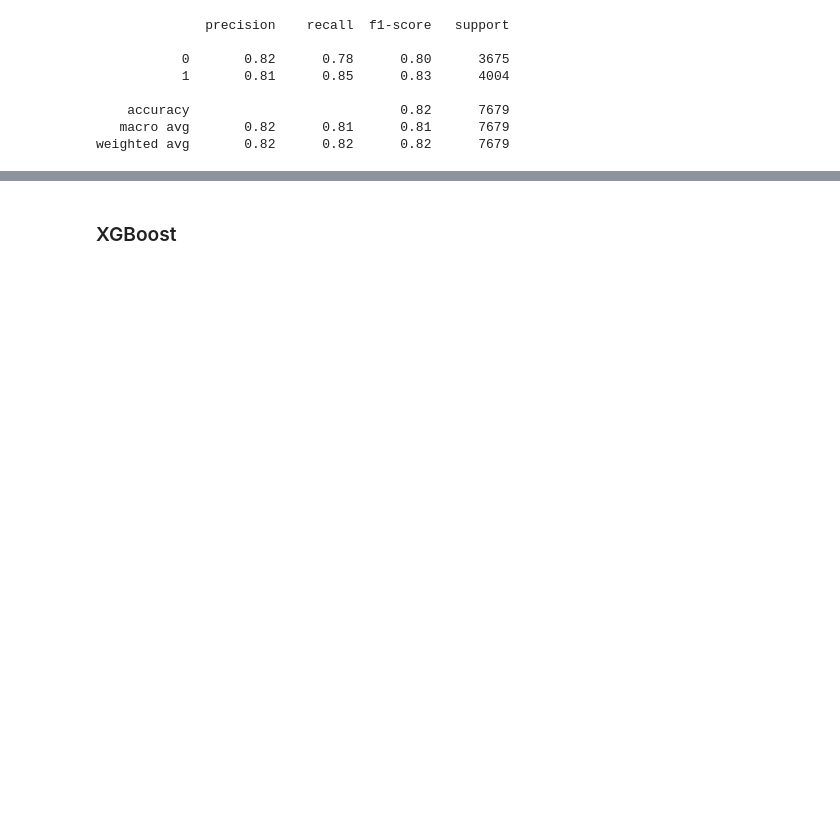
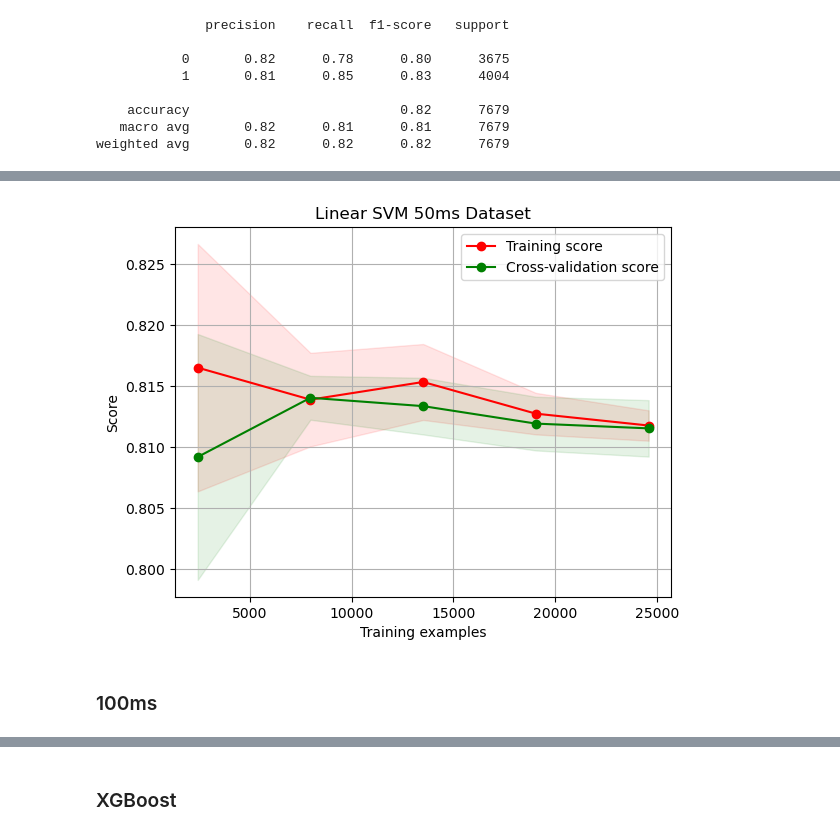
Before and after one commit to nandopants/DL-Snoring-Analysis, a Jupyter notebook: ML_Models/Machine Learning Model.ipynb, the cells around one changed output, grey strips where cells are left out. Drawn from its saved outputs; the diff is of its cells as text; code cells hidden in the pictures; blank space fills up the shorter version.

```diff
--- a/ML_Models/Machine Learning Model.ipynb
+++ b/ML_Models/Machine Learning Model.ipynb
@@ -118,21 +225,21 @@ columns_to_drop = ['mfcc_2_mean', 'mfcc_9_mean']
 x_mean_50_d = x_mean_50.drop(columns=columns_to_drop, axis=1)
 # %%
 #splitting the data into train and test data
-X_mean_50_d_train, X_mean_50_d_test, y_train_50, y_test_50 = train_test_split(x_mean_50_d, y_label_50, test_size=0.2, random_state=123)
+X_mean_50_d_train, X_mean_50_d_test, y_2_50_train, y_2_50_test = train_test_split(x_mean_50_d, y_2_50, test_size=0.2, random_state=123)
 # %%
 #scalling the value for all features for the new data
-X_mean_50_d_train_scaled = scaler.fit_transform(X_mean_50_d_train)
-X_mean_50_d_test_scaled = scaler.transform(X_mean_50_d_test)
+x_mean_50_d_train_scaled = scaler.fit_transform(X_mean_50_d_train)
+x_mean_50_d_test_scaled = scaler.transform(X_mean_50_d_test)
 # %%
 #Perform Logistic Regression on the MFCC mean data
 model_lr2=LogisticRegression(solver="lbfgs", random_state=42)
-model_lr2.fit(X_mean_50_d_train_scaled, y_train_50)
+model_lr2.fit(x_mean_50_d_train_scaled, y_2_50_train)
 
 # Predict on the test set
-y_pred_lr2 = model_lr2.predict(X_mean_50_d_test_scaled)
+y_pred_lr2 = model_lr2.predict(x_mean_50_d_test_scaled)
 
 # Evaluate the performance
-print(classification_report(y_test_50, y_pred_lr2))
+print(classification_report(y_2_50_test, y_pred_lr2))
 # %% [output]
               precision    recall  f1-score   support
 
@@ -150,16 +320,16 @@ There is 0.01 drop in accuracy after removing the 2 features with lowest coeffic
 from sklearn.svm import LinearSVC
 # %%
 # Create a LinearSVC classifier
-svm_model = LinearSVC()
+svm_50_model = LinearSVC()
 
 # Fit the classifier to the training data
-svm_model.fit(X_mean_train_50_scaled, y_train_50)
+svm_50_model.fit(x_mean_2_50_train_scaled, y_2_50_train)
 
 # Make predictions on the test data
-y_pred_svm = svm_model.predict(X_mean_test_50_scaled)
+y_pred_50_svm = svm_50_model.predict(x_mean_2_50_test_scaled)
 
 # Evaluate the model's performance
-print(classification_report(y_test_50, y_pred_svm))
+print(classification_report(y_2_50_test, y_pred_50_svm))
 # %% [output]
               precision    recall  f1-score   support
 
@@ -169,3 +339,6 @@ print(classification_report(y_test_50, y_pred_svm))
     accuracy                           0.82      7679
    macro avg       0.82      0.81      0.81      7679
 weighted avg       0.82      0.82      0.82      7679
+# %%
+plot_learning_curve(svm_50_model,"Linear SVM 50ms Dataset",x_mean_2_50_train_scaled, y_2_50_train )
+# %% [output]
@@ -171,0 +346,3 @@ weighted avg       0.82      0.82      0.82      7679
+[figure, added]
+# %% [markdown]
+### 100ms
```
Also changed, not shown: parts of 135 cells of this notebook, 18 other files.
